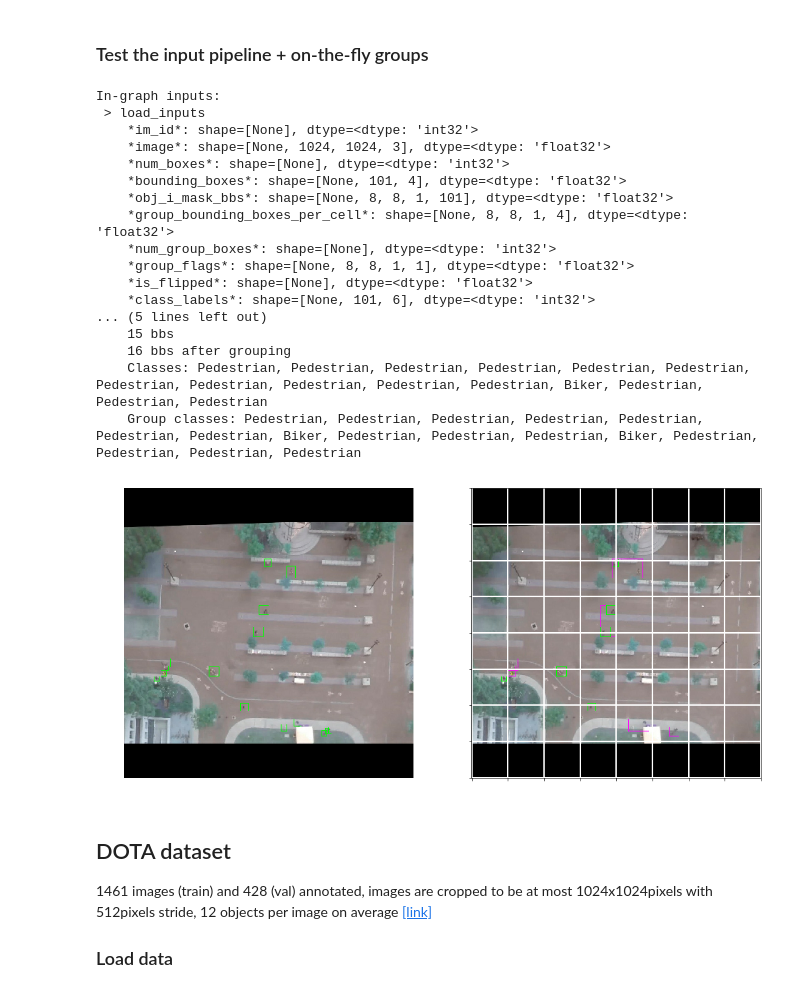
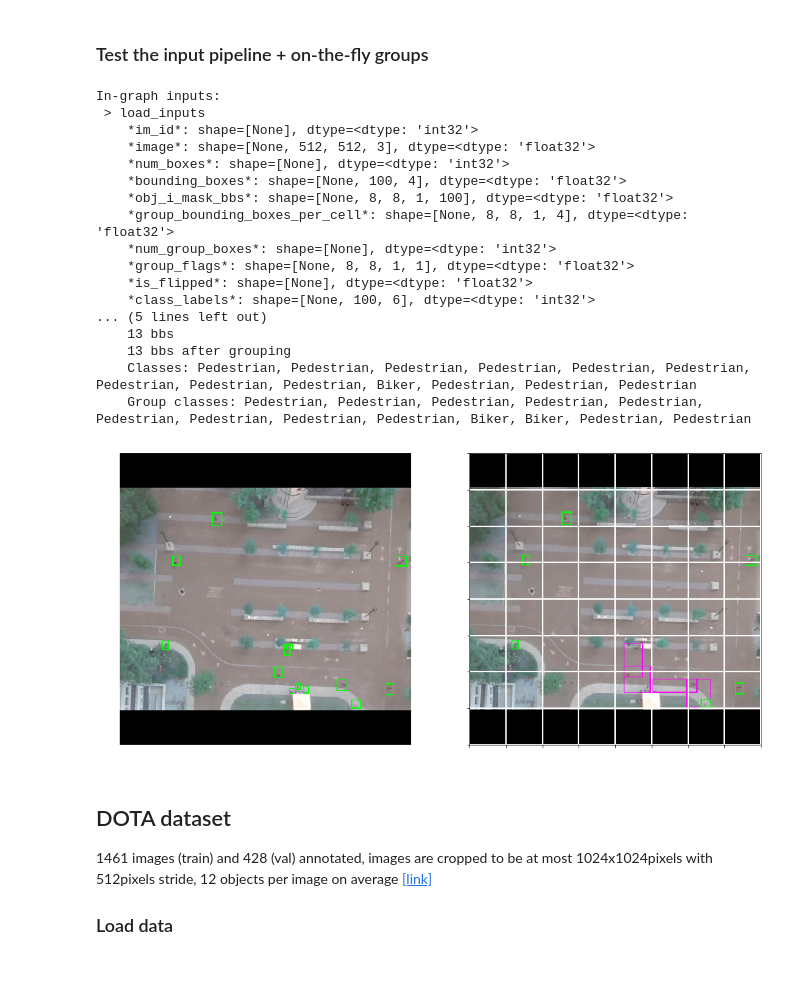
Before and after one commit to ameroyer/ODGI, a Jupyter notebook: input_pipeline.ipynb, the cells around one changed output. Drawn from its saved outputs; the diff is of its cells as text; code cells hidden in the pictures.

```diff
--- a/input_pipeline.ipynb
+++ b/input_pipeline.ipynb
@@ -468,7 +468,7 @@ def load_sdd(data_dir, setting, video, index, image_ids, image_annotations,
 #output_dir = '/home/aroyer/Datasets/sdd_images'
 data_dir = '/nfs/scistore12/chlgrp/aroyer/Datasets/stanford_campus_dataset/'
 output_dir = '/nfs/scistore12/chlgrp/aroyer/Datasets/sdd_images/'
-step = 20
+step = 40
 
 stanford_image_ids = {}
 stanford_image_annotations = {}
@@ -592,9 +592,9 @@ Wall time: 3min 43s
 ### Test the input pipeline + on-the-fly groups
 # %%
 with tf.Graph().as_default():
-    mode = 'val'
+    mode = 'train'
     metadata = defaults.load_metadata('Data/metadata_sdd.txt')
-    image_size = 1024
+    image_size = 512
 
     num_cells = np.array([8, 8])
     grid_offsets = graph_manager.precompute_grid_offsets(num_cells)
@@ -612,7 +612,7 @@ with tf.Graph().as_default():
                                       image_folder=metadata['image_folder'],
                                       batch_size=1,
                                       image_size=image_size,
-                                      shuffle_buffer=1,
+                                      shuffle_buffer=100,
                                       verbose=True)[0]
     inputs = {k: v for k, v in inputs.items() if k != 'batch_size'}
 
@@ -633,42 +633,42 @@ with tf.Graph().as_default():
         print('\n\033[44mSample:\033[0m')
         print('    im_id:', inputs_['im_id'][0])
         print('    grid size', num_cells)
         print('   ', inputs_['num_boxes'][0], 'bbs')
         print('   ', inputs_['num_group_boxes'][0], 'bbs after grouping')
         classes = np.where(inputs_['class_labels'][0] > 0)[-1]
         print('    Classes:', ', '.join(metadata['data_classes'][index] for index in classes))
         group_classes = np.where(inputs_['group_class_labels'][0] > 0)[-1]
         print('    Group classes:', ', '.join(metadata['data_classes'][index]
                                               for index in group_classes[:inputs_['num_group_boxes'][0]]))
         # Plot
         _, (ax1, ax2) = plt.subplots(1, 2, figsize=(16, 8))
         ax1.imshow(img)
         ax1.set_axis_off()
         ax2.imshow(group_img)
         ax2.set_xticks(np.linspace(0, image_size, num_cells[0] + 1))
         ax2.set_yticks(np.linspace(0, image_size, num_cells[1] + 1))
         ax2.tick_params(labelbottom=False, labelleft=False)
         ax2.grid(color='white', linewidth=2)
         plt.show()
 # %% [output]
 In-graph inputs:
  > load_inputs
     *im_id*: shape=[None], dtype=<dtype: 'int32'>
-    *image*: shape=[None, 1024, 1024, 3], dtype=<dtype: 'float32'>
+    *image*: shape=[None, 512, 512, 3], dtype=<dtype: 'float32'>
     *num_boxes*: shape=[None], dtype=<dtype: 'int32'>
-    *bounding_boxes*: shape=[None, 101, 4], dtype=<dtype: 'float32'>
-    *obj_i_mask_bbs*: shape=[None, 8, 8, 1, 101], dtype=<dtype: 'float32'>
+    *bounding_boxes*: shape=[None, 100, 4], dtype=<dtype: 'float32'>
+    *obj_i_mask_bbs*: shape=[None, 8, 8, 1, 100], dtype=<dtype: 'float32'>
     *group_bounding_boxes_per_cell*: shape=[None, 8, 8, 1, 4], dtype=<dtype: 'float32'>
     *num_group_boxes*: shape=[None], dtype=<dtype: 'int32'>
     *group_flags*: shape=[None, 8, 8, 1, 1], dtype=<dtype: 'float32'>
     *is_flipped*: shape=[None], dtype=<dtype: 'float32'>
-    *class_labels*: shape=[None, 101, 6], dtype=<dtype: 'int32'>
+    *class_labels*: shape=[None, 100, 6], dtype=<dtype: 'int32'>
 ... (5 lines left out)
-    15 bbs
-    16 bbs after grouping
-    Classes: Pedestrian, Pedestrian, Pedestrian, Pedestrian, Pedestrian, Pedestrian, Pedestrian, Pedestrian, Pedestrian, Pedestrian, Pedestrian, Biker, Pedestrian, Pedestrian, Pedestrian
-    Group classes: Pedestrian, Pedestrian, Pedestrian, Pedestrian, Pedestrian, Pedestrian, Pedestrian, Biker, Pedestrian, Pedestrian, Pedestrian, Biker, Pedestrian, Pedestrian, Pedestrian, Pedestrian
+    13 bbs
+    13 bbs after grouping
+    Classes: Pedestrian, Pedestrian, Pedestrian, Pedestrian, Pedestrian, Pedestrian, Pedestrian, Pedestrian, Pedestrian, Biker, Pedestrian, Pedestrian, Pedestrian
+    Group classes: Pedestrian, Pedestrian, Pedestrian, Pedestrian, Pedestrian, Pedestrian, Pedestrian, Pedestrian, Pedestrian, Biker, Biker, Pedestrian, Pedestrian
-[figure, old version]
+[figure, new version]
 # %% [markdown]
 ## DOTA dataset
 
```
Also changed, not shown: parts of 4 cells of this notebook, 3 other files.
